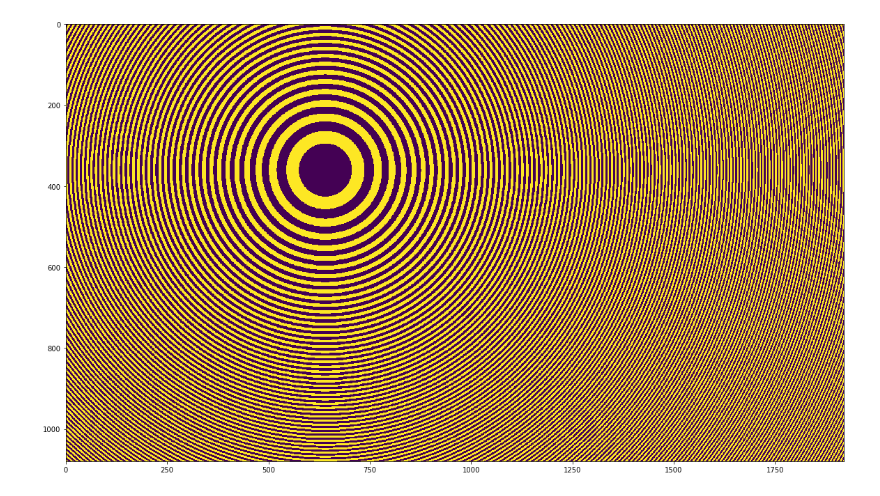
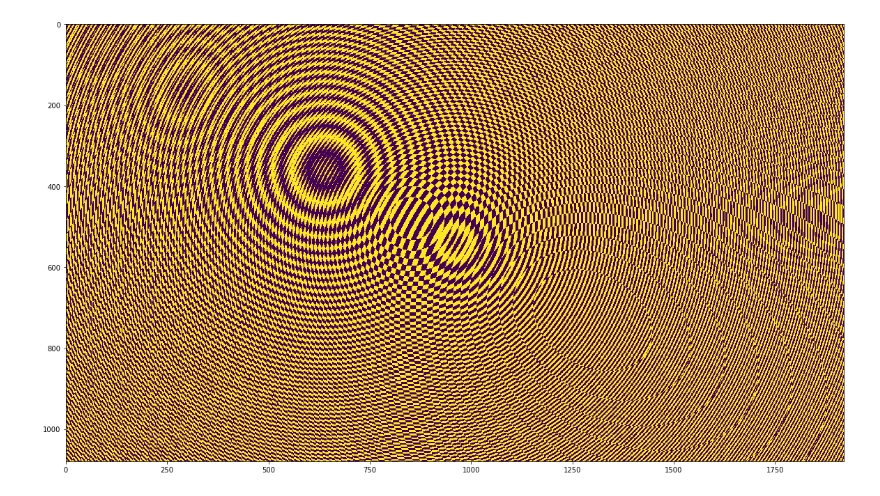
Before and after one commit to cdohl/optik, a Jupyter notebook: 8.ipynb, the cells around one changed output. Saved outputs shown, nothing was run; the diff lists cells and outputs as text; code cells hidden in the pictures.

```diff
--- a/8.ipynb
+++ b/8.ipynb
@@ -227,31 +231,31 @@ Unten finden Sie ein Programm, mit dem Sie ein digitales (binäres) Hologramm vo
 # %%
 %matplotlib inline
 import numpy as np
 from matplotlib import pyplot as plt
 nx=1920
 ny=1080
 #Points
-P=np.array([[nx/3, ny/3, -800]])
+P=np.array([[nx/3, ny/3, -800],[nx/2, ny/2, -400]])
 
 npts=len(P)
 H=np.zeros((ny,nx))
 dyv=np.zeros(npts)
 
 for j in range(ny):
 
     for i in range(npts):
         dyv[i]=(P[i][1]-j)**2
 
     for k in range(nx):
         sum=0.
         for i in range(npts):
             dx=P[i,0]-k
             sum += np.cos((dx*dx+dyv[i]+P[i,2]*P[i,2])**.5)
 
         if (sum>=0):
             H[j,k]=1.
 
 plt.figure(figsize=(20,20))
 plt.imshow(H);
 # %% [output]
-[figure, old version]
+[figure, new version]
```
Also changed, not shown: parts of 3 cells of this notebook, 5 other files.
